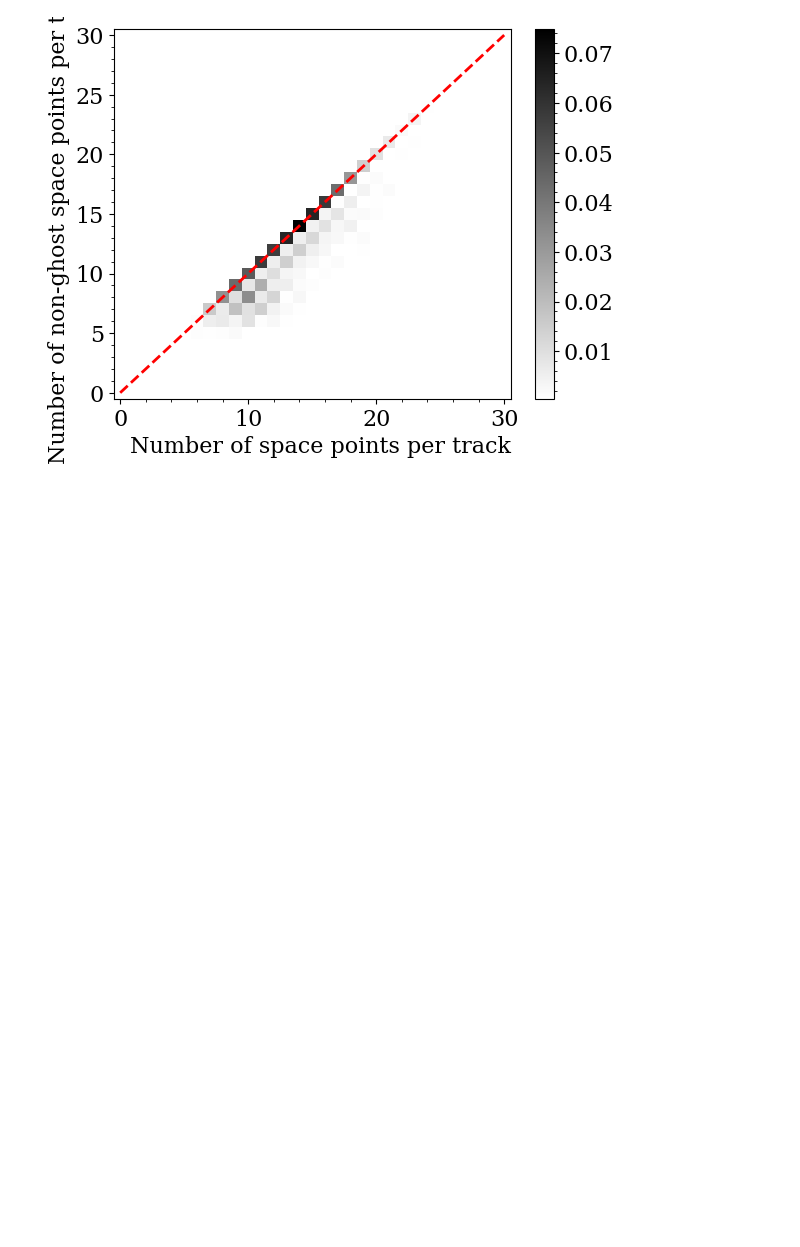
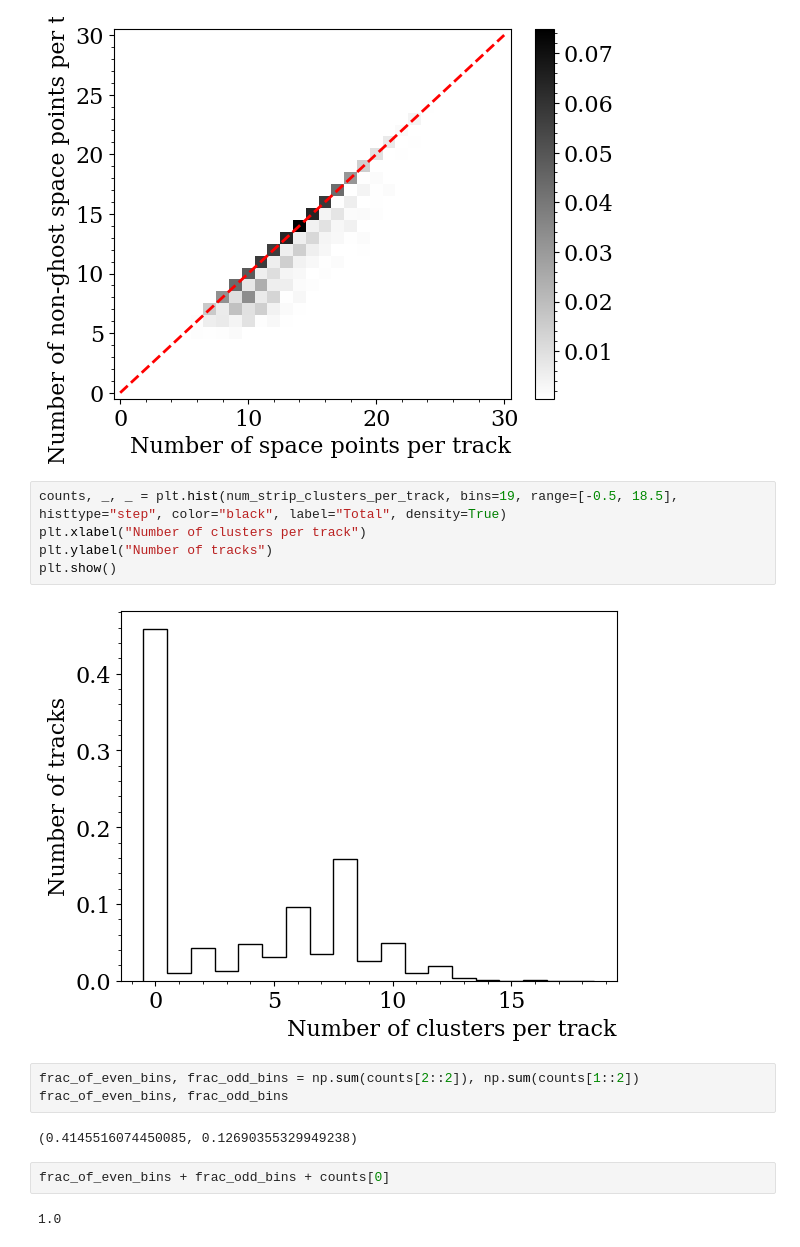
Before and after one commit to xju2/visual_tracks, a Jupyter notebook: notebooks/analyze_cluters_per_track.ipynb, the cells around one changed output. Drawn from its saved outputs; the diff is of its cells as text; blank space fills up the shorter version.

Commit message:
more plots

```diff
--- a/notebooks/analyze_cluters_per_track.ipynb
+++ b/notebooks/analyze_cluters_per_track.ipynb
@@ -159,3 +163,19 @@ plt.ylabel("Number of non-ghost space points per track")
 plt.show()
 # %% [output]
 [figure]
+# %%
+counts, _, _ = plt.hist(num_strip_clusters_per_track, bins=19, range=[-0.5, 18.5], histtype="step", color="black", label="Total", density=True)
+plt.xlabel("Number of clusters per track")
+plt.ylabel("Number of tracks")
+plt.show()
+# %% [output]
+[figure, added]
+# %%
+frac_of_even_bins, frac_odd_bins = np.sum(counts[2::2]), np.sum(counts[1::2])
+frac_of_even_bins, frac_odd_bins
+# %% [output]
+(0.4145516074450085, 0.12690355329949238)
+# %%
+frac_of_even_bins + frac_odd_bins + counts[0]
+# %% [output]
+1.0
```
Also changed, not shown: parts of 2 cells of this notebook.
